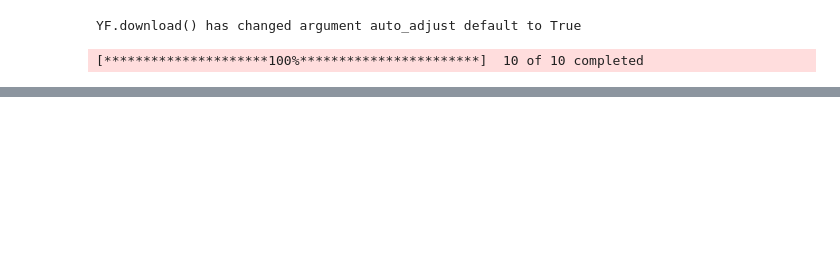
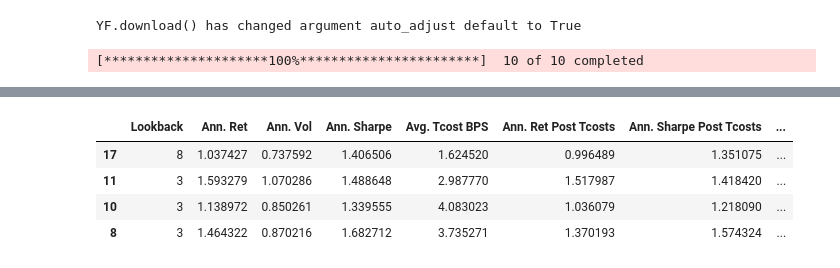
Before and after one commit to kwarrier1/crypto-mom, a Jupyter notebook: momentum-crypto-trading.ipynb, the cells around one changed output, grey strips where cells are left out. Cells and saved outputs as stored; diff of their text form; code cells hidden in the pictures; blank space fills up the shorter version.

```diff
--- a/momentum-crypto-trading.ipynb
+++ b/momentum-crypto-trading.ipynb
@@ -238,0 +171,48 @@ marketmom_port = portfolio(marketmom_weights, rets)
+# %%
+# Weekly signal functions
+weekly_signal_funcs = {
+    'mom': weekly_mom_signals,
+    'hmom': weekly_hmom_signals,
+    'mmom': weekly_mmom_signals,
+    'mamom': weekly_market_mom_signals
+}
+
+# Monthly signal functions
+monthly_signal_funcs = {
+    'mom': monthly_mom_signals,
+    'hmom': monthly_hmom_signals,
+    'mmom': monthly_mmom_signals,
+    'mamom': monthly_market_mom_signals
+}
+# %%
+def train_results(px, highs, rets, signal_funcs):
+    results_list = []
+    for lookback in [1, 2, 3, 4, 8, 12, 26, 52]:
+        for name, func in signal_funcs.items():
+            if name == 'hmom':
+                sig = func(px, highs, lookback)
+            else:
+                sig = func(px, lookback)
+            weights = base_mom_weights(sig)
+            df = port_results(weights, lookback, rets)
+            df['Signal'] = name
+            results_list.append(df)
+
+    all_results_df = pd.concat(results_list, ignore_index=True)
+    return all_results_df
+# %%
+training_mask = px.index < '2023-06-01'
+training_px = px[training_mask]
+training_highs = highs[training_mask]
+training_rets = rets[training_mask]
+train_results_df_weekly = train_results(training_px, training_highs, training_rets, weekly_signal_funcs)
+# %%
+idx = train_results_df_weekly.groupby('Signal')['Ann. Sharpe Post Tcosts'].idxmax()
+best_lookbacks_df = train_results_df_weekly.loc[idx]
+best_lookbacks_df
+# %% [output]
+|  | Lookback | Ann. Ret | Ann. Vol | Ann. Sharpe | Avg. Tcost BPS | Ann. Ret Post Tcosts | Ann. Sharpe Post Tcosts | ... |
+| 17 | 8 | 1.037427 | 0.737592 | 1.406506 | 1.624520 | 0.996489 | 1.351075 | ... |
+| 11 | 3 | 1.593279 | 1.070286 | 1.488648 | 2.987770 | 1.517987 | 1.418420 | ... |
+| 10 | 3 | 1.138972 | 0.850261 | 1.339555 | 4.083023 | 1.036079 | 1.218090 | ... |
+| 8 | 3 | 1.464322 | 0.870216 | 1.682712 | 3.735271 | 1.370193 | 1.574324 | ... |
```
Also changed, not shown: parts of 29 cells of this notebook.
